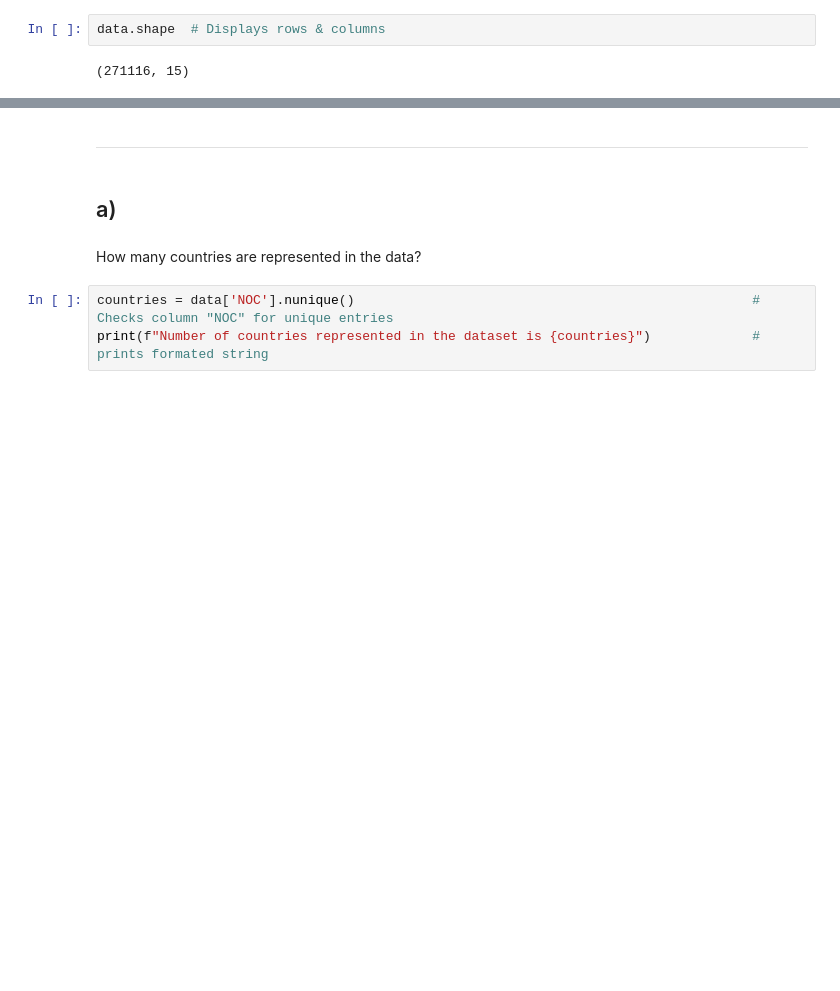
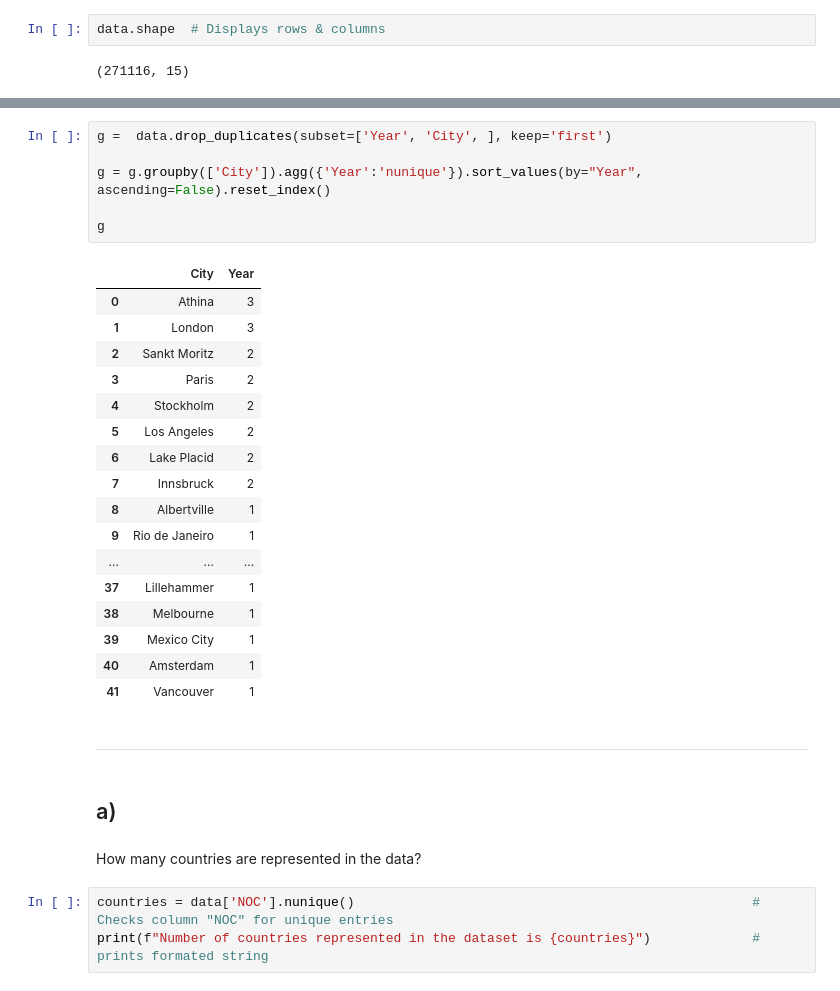
Before and after one commit to CyrilleKolle/project_data_behandling, a Jupyter notebook: Code/exercise_1.ipynb, the cells around one changed output, grey strips where cells are left out. Drawn from its saved outputs; the diff is of its cells as text; blank space fills up the shorter version.

```diff
--- a/Code/exercise_1.ipynb
+++ b/Code/exercise_1.ipynb
@@ -23,3 +126,27 @@ data.shape  # Displays rows & columns
+# %%
+g =  data.drop_duplicates(subset=['Year', 'City', ], keep='first')
+
+g = g.groupby(['City']).agg({'Year':'nunique'}).sort_values(by="Year", ascending=False).reset_index()
+
+g
+# %% [output]
+|  | City | Year |
+| 0 | Athina | 3 |
+| 1 | London | 3 |
+| 2 | Sankt Moritz | 2 |
+| 3 | Paris | 2 |
+| 4 | Stockholm | 2 |
+| 5 | Los Angeles | 2 |
+| 6 | Lake Placid | 2 |
+| 7 | Innsbruck | 2 |
+| 8 | Albertville | 1 |
+| 9 | Rio de Janeiro | 1 |
+| ... | ... | ... |
+| 37 | Lillehammer | 1 |
+| 38 | Melbourne | 1 |
+| 39 | Mexico City | 1 |
+| 40 | Amsterdam | 1 |
+| 41 | Vancouver | 1 |
 # %% [markdown]
 ----
 # %% [markdown]
```
Also changed, not shown: parts of 5 cells of this notebook, 6 other files.
